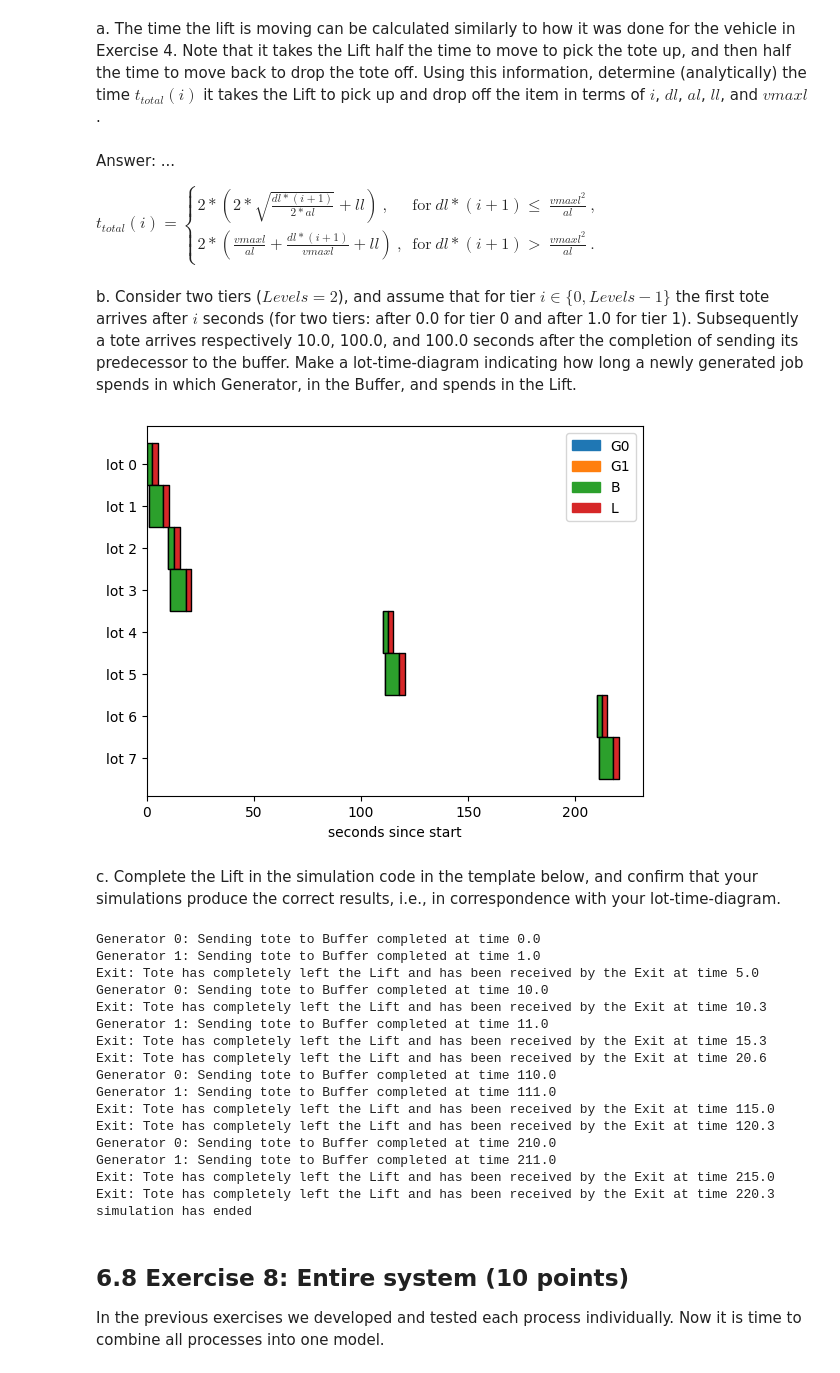
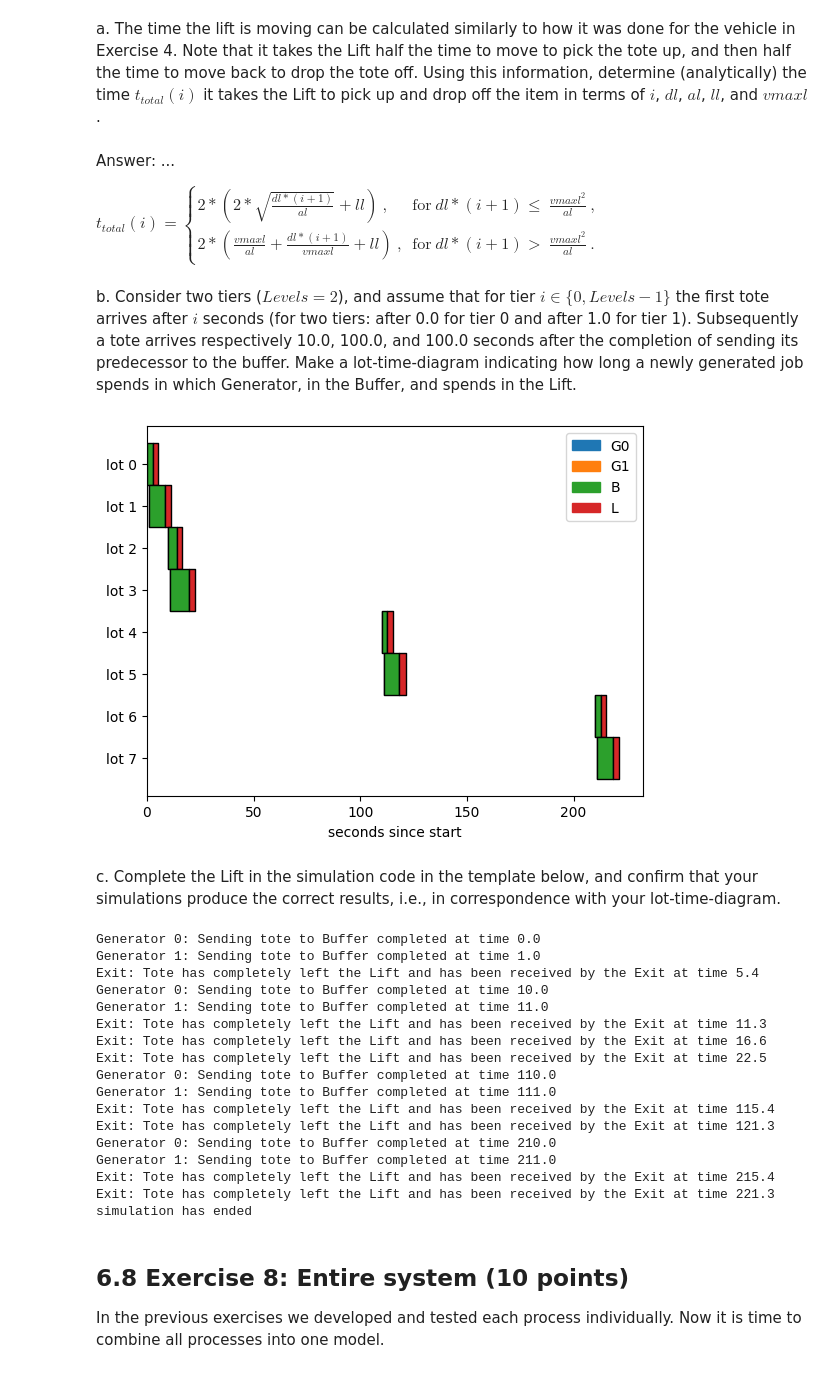
Before and after one commit to JvdBroekTue/4DC10-student-group-42, a Jupyter notebook: Assignment.ipynb, the cells around one changed output. Drawn from its saved outputs; the diff is of its cells as text; code cells hidden in the pictures.

```diff
--- a/Assignment.ipynb
+++ b/Assignment.ipynb
@@ -986,7 +988,7 @@ Answer: ...
 $
 t_{total}(i) =
     \begin{cases}
-      2*(2*\sqrt{\frac{dl*(i+1)}{2*al}} + ll) \ , & \text{for} \ dl*(i+1) \leq \ \frac{vmaxl^2}{al} \ , \\
+      2*(2*\sqrt{\frac{dl*(i+1)}{al}} + ll) \ , & \text{for} \ dl*(i+1) \leq \ \frac{vmaxl^2}{al} \ , \\
       2*(\frac{vmaxl}{al}+\frac{dl*(i+1)}{vmaxl} + ll) \ , & \text{for} \ dl*(i+1) >    \ \frac{vmaxl^2}{al} \ .
     \end{cases}
 $
@@ -995,28 +997,28 @@ b. Consider two tiers ($Levels = 2$), and assume that for tier $i \in \{0, Level
 # %%
 # =================================
 # Draw the lot-time-diagram
 # =================================
 
 # Set the locations
 locations = ('G0', 'G1', 'B', 'L')
 
 # For each lot, give the entry and exit times at generators G0 and G1, the buffer B, and lift L.
-lot0 = {'G0':[    0,    0], 'B':[    0,  2.5], 'L':[  2.5,    5]};
-lot1 = {'G1':[    1,    1], 'B':[    1,  7.7], 'L':[  7.7, 10.4]};
-lot2 = {'G0':[   10,   10], 'B':[   10, 12.9], 'L':[ 12.9, 15.4]};
-lot3 = {'G1':[   11,   11], 'B':[   11, 18.1], 'L':[ 18.1, 20.8]};
-lot4 = {'G0':[  110,  110], 'B':[  110,112.5], 'L':[112.5,  115]};
-lot5 = {'G1':[  111,  111], 'B':[  111,117.7], 'L':[117.7,120.4]};
-lot6 = {'G0':[  210,  210], 'B':[  210,212.5], 'L':[212.5,  215]};
-lot7 = {'G1':[  211,  211], 'B':[  211,217.7], 'L':[217.7,220.4]};
+lot0 = {'G0':[    0,    0], 'B':[    0,  2.7], 'L':[  2.7,  5.4]};
+lot1 = {'G1':[    1,    1], 'B':[    1,  8.4], 'L':[  8.4, 11.3]};
+lot2 = {'G0':[   10,   10], 'B':[   10,   14], 'L':[   14, 16.6]};
+lot3 = {'G1':[   11,   11], 'B':[   11, 19.6], 'L':[ 19.6, 22.5]};
+lot4 = {'G0':[  110,  110], 'B':[  110,112.7], 'L':[112.7,115.4]};
+lot5 = {'G1':[  111,  111], 'B':[  111,118.4], 'L':[118.4,121.3]};
+lot6 = {'G0':[  210,  210], 'B':[  210,212.7], 'L':[212.7,215.4]};
+lot7 = {'G1':[  211,  211], 'B':[  211,218.4], 'L':[218.4,221.3]};
 
 # Add all lots together
 lots = [lot0, lot1, lot2, lot3, lot4, lot5, lot6, lot7];
 
 # Draw the lot-time diagram
 draw_lot_time_diagram(locations, lots)
 # %% [output]
-[figure, old version]
+[figure, new version]
 # %% [markdown]
 c. Complete the Lift in the simulation code in the template below, and confirm that your simulations produce the correct results, i.e., in correspondence with your lot-time-diagram.
 # %%
@@ -1056,7 +1058,7 @@ def Lift(env, channel1, channel2, channel3, ll, dl, vmaxl, al):
         i = entity1
 
         if dl*(i+1) <= vmaxl**2/al:
-            t_total=4*sqrt(((dl*(i+1))/2)/al) + 2*ll
+            t_total=4*sqrt((dl*(i+1))/al) + 2*ll
         else:
             t_total=2*(vmaxl/al+(dl*(i+1))/vmaxl) + 2*ll
 
@@ -1152,20 +1154,20 @@ model()
 # %% [output]
 Generator 0: Sending tote to Buffer completed at time 0.0
 Generator 1: Sending tote to Buffer completed at time 1.0
-Exit: Tote has completely left the Lift and has been received by the Exit at time 5.0
+Exit: Tote has completely left the Lift and has been received by the Exit at time 5.4
 Generator 0: Sending tote to Buffer completed at time 10.0
-Exit: Tote has completely left the Lift and has been received by the Exit at time 10.3
 Generator 1: Sending tote to Buffer completed at time 11.0
-Exit: Tote has completely left the Lift and has been received by the Exit at time 15.3
-Exit: Tote has completely left the Lift and has been received by the Exit at time 20.6
+Exit: Tote has completely left the Lift and has been received by the Exit at time 11.3
+Exit: Tote has completely left the Lift and has been received by the Exit at time 16.6
+Exit: Tote has completely left the Lift and has been received by the Exit at time 22.5
 Generator 0: Sending tote to Buffer completed at time 110.0
 Generator 1: Sending tote to Buffer completed at time 111.0
-Exit: Tote has completely left the Lift and has been received by the Exit at time 115.0
-Exit: Tote has completely left the Lift and has been received by the Exit at time 120.3
+Exit: Tote has completely left the Lift and has been received by the Exit at time 115.4
+Exit: Tote has completely left the Lift and has been received by the Exit at time 121.3
 Generator 0: Sending tote to Buffer completed at time 210.0
 Generator 1: Sending tote to Buffer completed at time 211.0
-Exit: Tote has completely left the Lift and has been received by the Exit at time 215.0
-Exit: Tote has completely left the Lift and has been received by the Exit at time 220.3
+Exit: Tote has completely left the Lift and has been received by the Exit at time 215.4
+Exit: Tote has completely left the Lift and has been received by the Exit at time 221.3
 simulation has ended
 # %% [markdown]
 ## 6.8 Exercise 8: Entire system (10 points)
```
Also changed, not shown: parts of 7 cells of this notebook.
